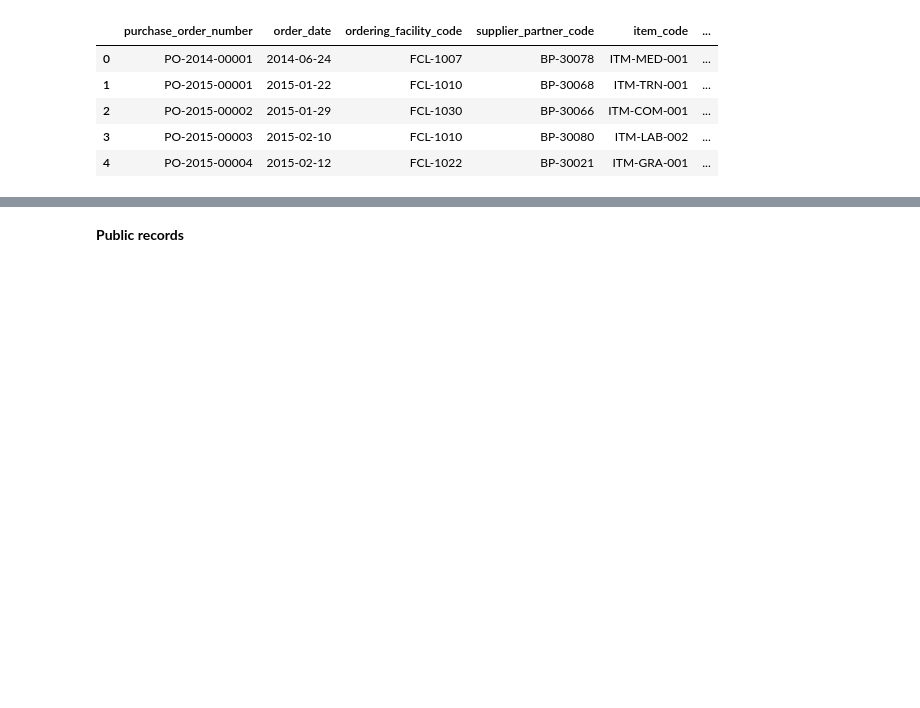
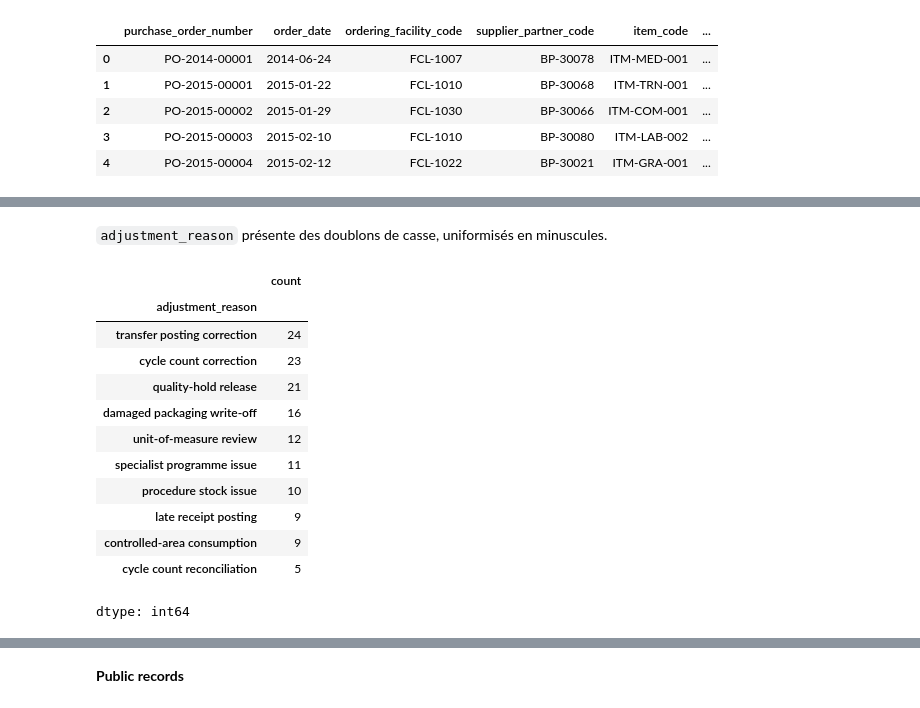
Before and after one commit to Sheik-info/20262027-UE-DataMining-Project, a Jupyter notebook: Base_notebook_to_complete.ipynb, the cells around one changed output, grey strips where cells are left out. Drawn from its saved outputs; the diff is of its cells as text; code cells hidden in the pictures; blank space fills up the shorter version.

```diff
--- a/Base_notebook_to_complete.ipynb
+++ b/Base_notebook_to_complete.ipynb
@@ -586,0 +605,19 @@ df_po.head()
+# %% [markdown]
+`adjustment_reason` présente des doublons de casse, uniformisés en minuscules.
+# %%
+df_inva['adjustment_reason'] = df_inva['adjustment_reason'].str.lower()
+df_inva['adjustment_reason'].value_counts()
+# %% [output]
+|  | count |
+| adjustment_reason |  |
+| transfer posting correction | 24 |
+| cycle count correction | 23 |
+| quality-hold release | 21 |
+| damaged packaging write-off | 16 |
+| unit-of-measure review | 12 |
+| specialist programme issue | 11 |
+| procedure stock issue | 10 |
+| late receipt posting | 9 |
+| controlled-area consumption | 9 |
+| cycle count reconciliation | 5 |
+dtype: int64
```
Also changed, not shown: parts of 6 cells of this notebook.
